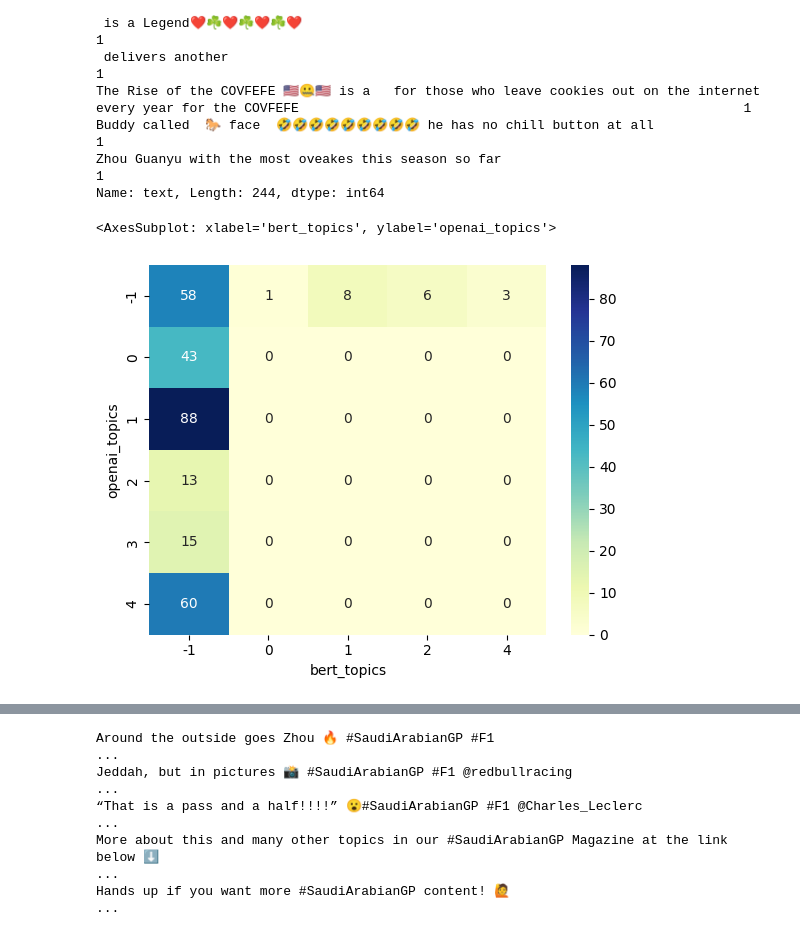
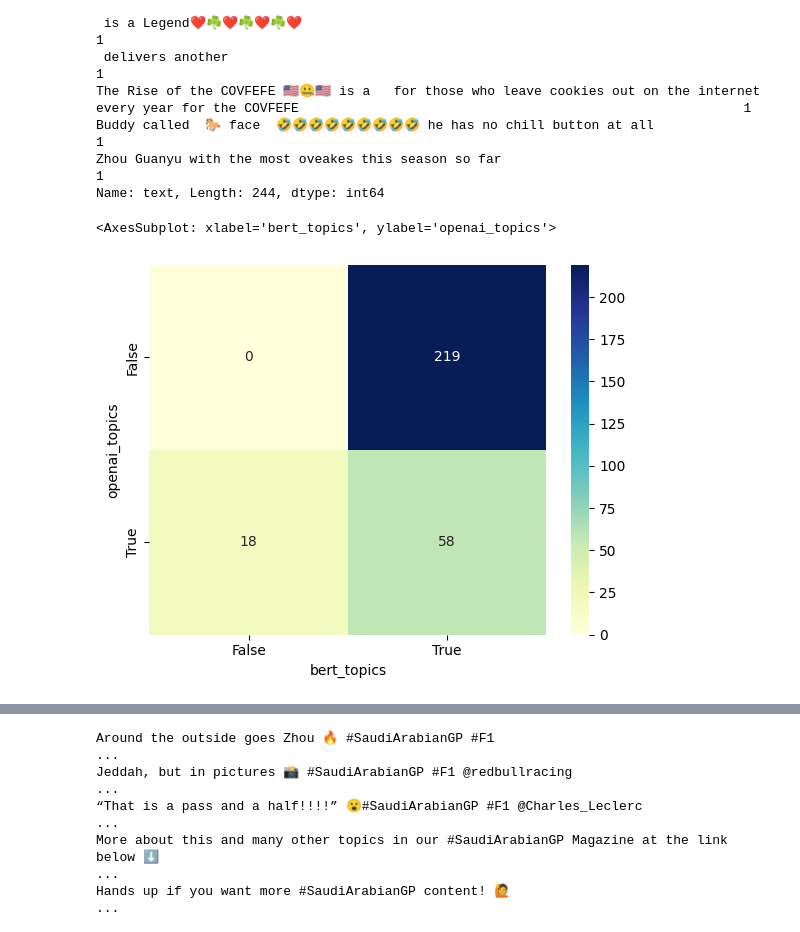
Before and after one commit to alessiogandelli/BERTopic_evaluation, a Jupyter notebook: src/notebooks/Supervised.ipynb, the cells around one changed output, grey strips where cells are left out. Cells and saved outputs as stored; diff of their text form; code cells hidden in the pictures.

```diff
--- a/src/notebooks/Supervised.ipynb
+++ b/src/notebooks/Supervised.ipynb
@@ -213,13 +218,16 @@ df['bert_topics'] = bert_no_hash.df['my_topics']
 # %%
 
 # df where openai or bert topics are -1
 a = df[(df['openai_topics'] == -1) | (df['bert_topics'] == -1)]
 
 # confusion matrix of this
-sns.heatmap(pd.crosstab(a['openai_topics'], a['bert_topics']), annot=True, cmap="YlGnBu", fmt='g')
+#sns.heatmap(pd.crosstab(a['openai_topics'], a['bert_topics']), annot=True, cmap="YlGnBu", fmt='g')
+
+# confusion matrix 2x2 if -1 or not
+sns.heatmap(pd.crosstab(a['openai_topics'] == -1, a['bert_topics'] == -1), annot=True, cmap="YlGnBu", fmt='g')
 # %% [output]
 <AxesSubplot: xlabel='bert_topics', ylabel='openai_topics'>
-[figure, old version]
+[figure, new version]
 # %%
 # df where openai and bert topics are -1
 
```
Also changed, not shown: parts of 19 cells of this notebook, 1 other file.
